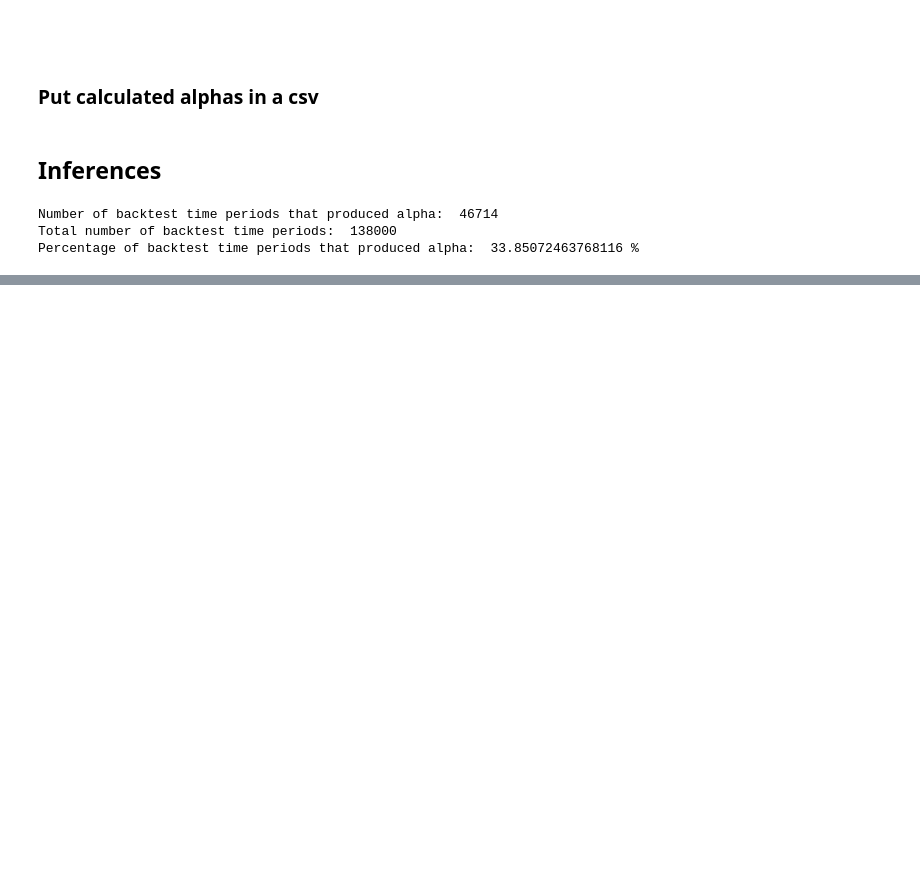
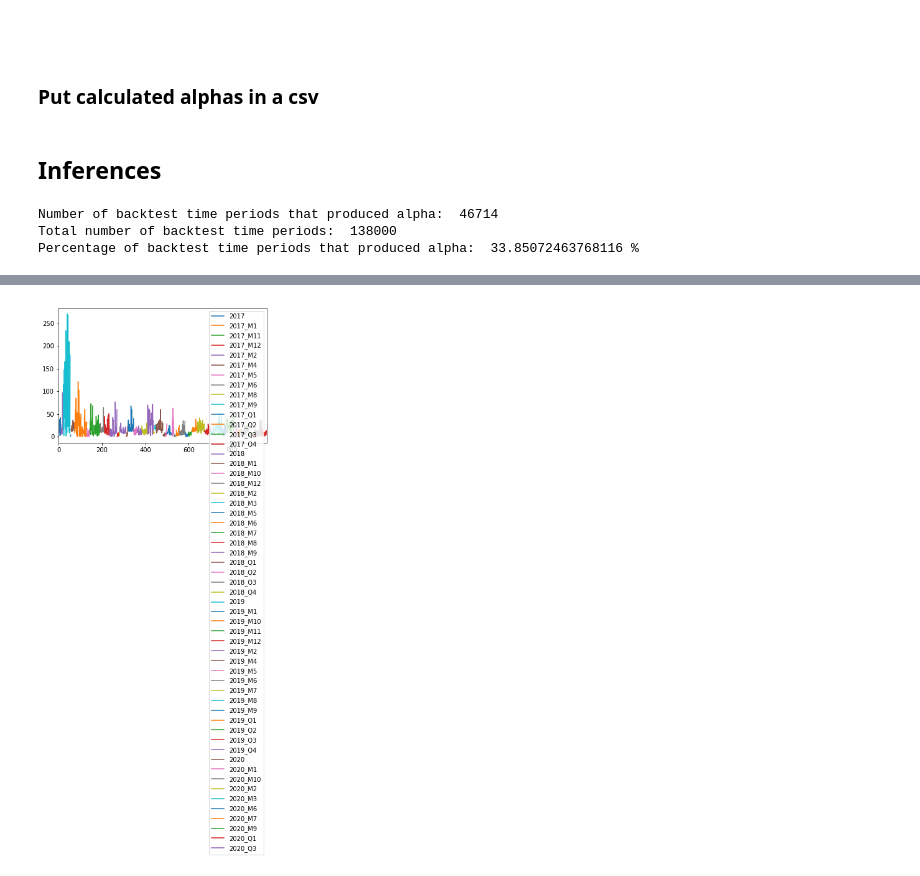
Before and after one commit to Varun487/AIAlgoTrading, a Jupyter notebook: research/baselines/Inferences.ipynb, the cells around one changed output, grey strips where cells are left out. Saved outputs shown, nothing was run; the diff lists cells and outputs as text; code cells hidden in the pictures; blank space fills up the shorter version.

```diff
--- a/research/baselines/Inferences.ipynb
+++ b/research/baselines/Inferences.ipynb
@@ -148,0 +374,12 @@ Percentage of backtest time periods that produced alpha:  33.85072463768116 %
+# %%
+import pandas as pd
+import matplotlib.pyplot as plt
+
+df = pd.DataFrame(
+    { 'Alpha' : l1 ,
+     'Time_period': l2 })
+df
+# ax = plt.gca()
+
+# #use plot() method on the dataframe
+#df.plot( 'Alpha' , 'Time_period' )
@@ -148,0 +405,6 @@ Percentage of backtest time periods that produced alpha:  33.85072463768116 %
+# %%
+df.groupby('Time_period')['Alpha'].plot(legend=True)
+
+plt.show()
+# %% [output]
+[figure, added]
```
Also changed, not shown: parts of 18 cells of this notebook.
